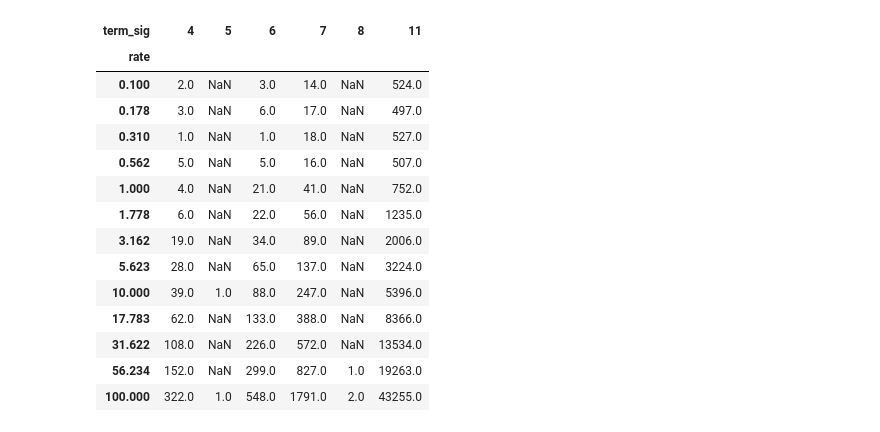
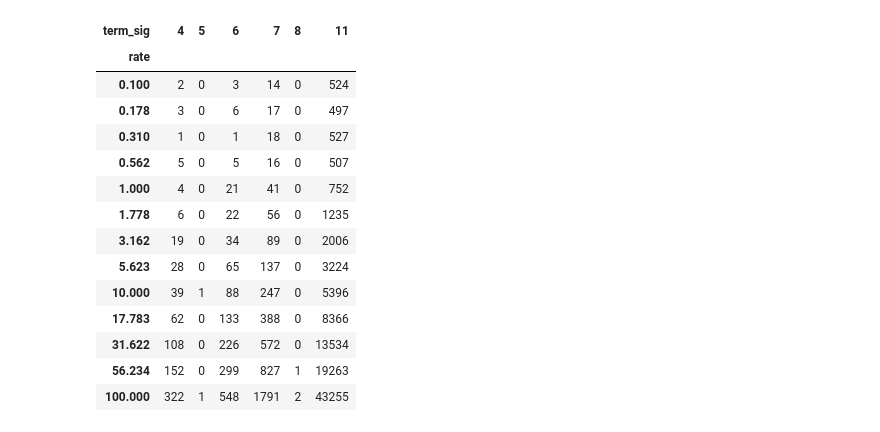
Before and after one commit to Longi94/chaos_db, a Jupyter notebook: jupyter/sqlite_tpch1_flip_stack_plots.ipynb, the cells around one changed output. Drawn from its saved outputs; the diff is of its cells as text; code cells hidden in the pictures.

```diff
--- a/jupyter/sqlite_tpch1_flip_stack_plots.ipynb
+++ b/jupyter/sqlite_tpch1_flip_stack_plots.ipynb
@@ -257,25 +182,25 @@ plt.show()
 # %%
 crashes = merged_df[merged_df['result'] == 2]
 signals = crashes['term_sig'].unique()
 crash_count = crashes.groupby(['term_sig', 'rate']).size().reset_index(name='counts')
-crash_pivoted = pd.pivot_table(crash_count, values='counts', index='rate', columns='term_sig')
+crash_pivoted = pd.pivot_table(crash_count, values='counts', index='rate', columns='term_sig', fill_value=0)
 crash_pivoted
 # %% [output]
 | term_sig | 4 | 5 | 6 | 7 | 8 | 11 |
 | rate |  |  |  |  |  |  |
-| 0.100 | 2.0 | NaN | 3.0 | 14.0 | NaN | 524.0 |
-| 0.178 | 3.0 | NaN | 6.0 | 17.0 | NaN | 497.0 |
-| 0.310 | 1.0 | NaN | 1.0 | 18.0 | NaN | 527.0 |
-| 0.562 | 5.0 | NaN | 5.0 | 16.0 | NaN | 507.0 |
-| 1.000 | 4.0 | NaN | 21.0 | 41.0 | NaN | 752.0 |
-| 1.778 | 6.0 | NaN | 22.0 | 56.0 | NaN | 1235.0 |
-| 3.162 | 19.0 | NaN | 34.0 | 89.0 | NaN | 2006.0 |
-| 5.623 | 28.0 | NaN | 65.0 | 137.0 | NaN | 3224.0 |
-| 10.000 | 39.0 | 1.0 | 88.0 | 247.0 | NaN | 5396.0 |
-| 17.783 | 62.0 | NaN | 133.0 | 388.0 | NaN | 8366.0 |
-| 31.622 | 108.0 | NaN | 226.0 | 572.0 | NaN | 13534.0 |
-| 56.234 | 152.0 | NaN | 299.0 | 827.0 | 1.0 | 19263.0 |
-| 100.000 | 322.0 | 1.0 | 548.0 | 1791.0 | 2.0 | 43255.0 |
+| 0.100 | 2 | 0 | 3 | 14 | 0 | 524 |
+| 0.178 | 3 | 0 | 6 | 17 | 0 | 497 |
+| 0.310 | 1 | 0 | 1 | 18 | 0 | 527 |
+| 0.562 | 5 | 0 | 5 | 16 | 0 | 507 |
+| 1.000 | 4 | 0 | 21 | 41 | 0 | 752 |
+| 1.778 | 6 | 0 | 22 | 56 | 0 | 1235 |
+| 3.162 | 19 | 0 | 34 | 89 | 0 | 2006 |
+| 5.623 | 28 | 0 | 65 | 137 | 0 | 3224 |
+| 10.000 | 39 | 1 | 88 | 247 | 0 | 5396 |
+| 17.783 | 62 | 0 | 133 | 388 | 0 | 8366 |
+| 31.622 | 108 | 0 | 226 | 572 | 0 | 13534 |
+| 56.234 | 152 | 0 | 299 | 827 | 1 | 19263 |
+| 100.000 | 322 | 1 | 548 | 1791 | 2 | 43255 |
 # %%
 fig = plt.figure()
 fig.suptitle('Crash types')
```
Also changed, not shown: parts of 4 cells of this notebook, 3 other files.
